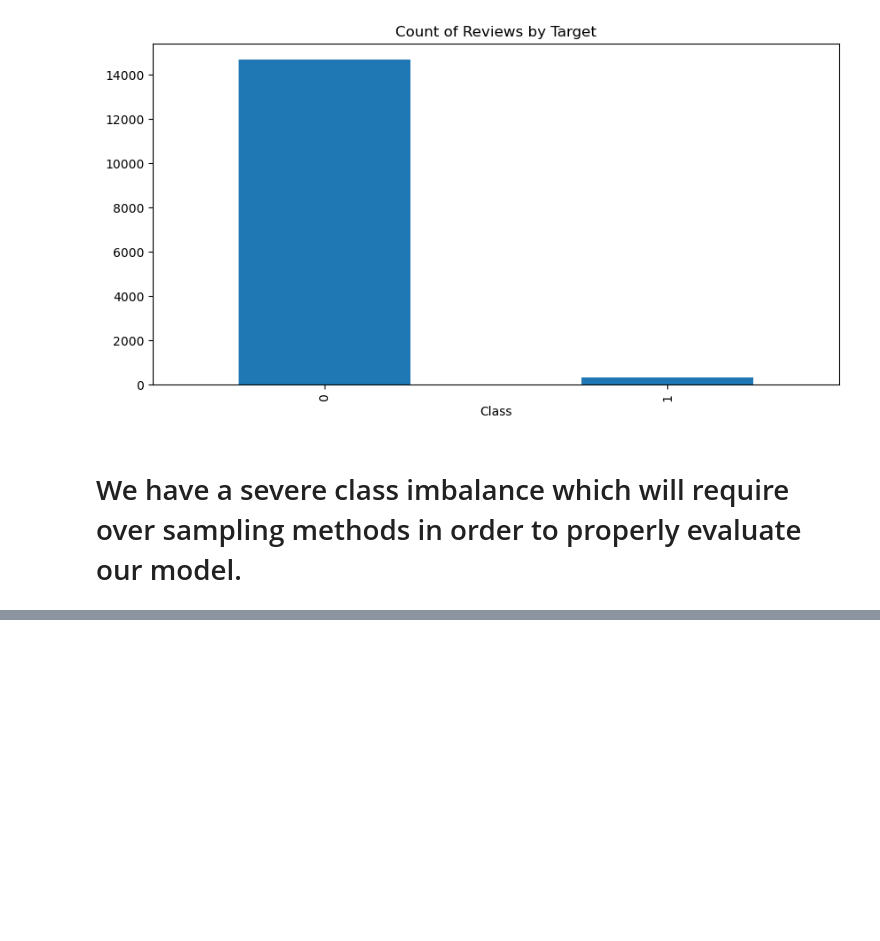
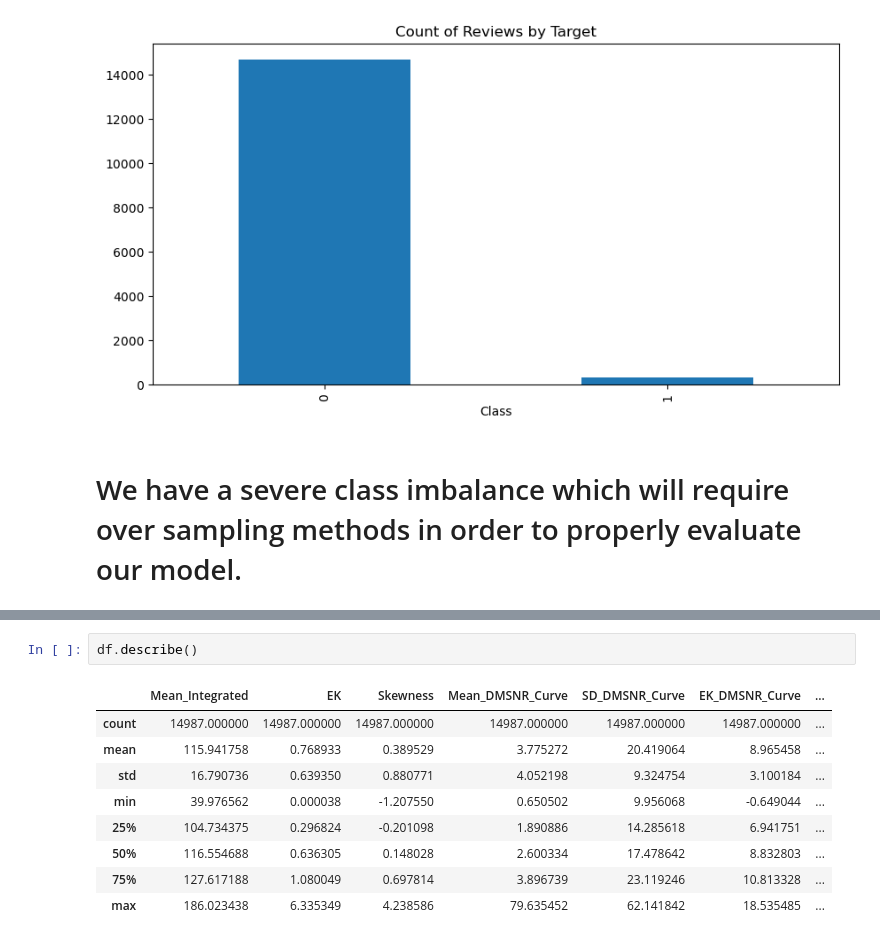
Before and after one commit to MaukanMir/-Pulsar-Classfication-Prediction, a Jupyter notebook: training.ipynb, the cells around one changed output, grey strips where cells are left out. Drawn from its saved outputs; the diff is of its cells as text; blank space fills up the shorter version.

```diff
--- a/training.ipynb
+++ b/training.ipynb
@@ -118,0 +131,12 @@ Class=1, Count=308, Percentage=2.055%
+# %%
+df.describe()
+# %% [output]
+|  | Mean_Integrated | EK | Skewness | Mean_DMSNR_Curve | SD_DMSNR_Curve | EK_DMSNR_Curve | ... |
+| count | 14987.000000 | 14987.000000 | 14987.000000 | 14987.000000 | 14987.000000 | 14987.000000 | ... |
+| mean | 115.941758 | 0.768933 | 0.389529 | 3.775272 | 20.419064 | 8.965458 | ... |
+| std | 16.790736 | 0.639350 | 0.880771 | 4.052198 | 9.324754 | 3.100184 | ... |
+| min | 39.976562 | 0.000038 | -1.207550 | 0.650502 | 9.956068 | -0.649044 | ... |
+| 25% | 104.734375 | 0.296824 | -0.201098 | 1.890886 | 14.285618 | 6.941751 | ... |
+| 50% | 116.554688 | 0.636305 | 0.148028 | 2.600334 | 17.478642 | 8.832803 | ... |
+| 75% | 127.617188 | 1.080049 | 0.697814 | 3.896739 | 23.119246 | 10.813328 | ... |
+| max | 186.023438 | 6.335349 | 4.238586 | 79.635452 | 62.141842 | 18.535485 | ... |
```
Also changed, not shown: parts of 1 cell of this notebook.
